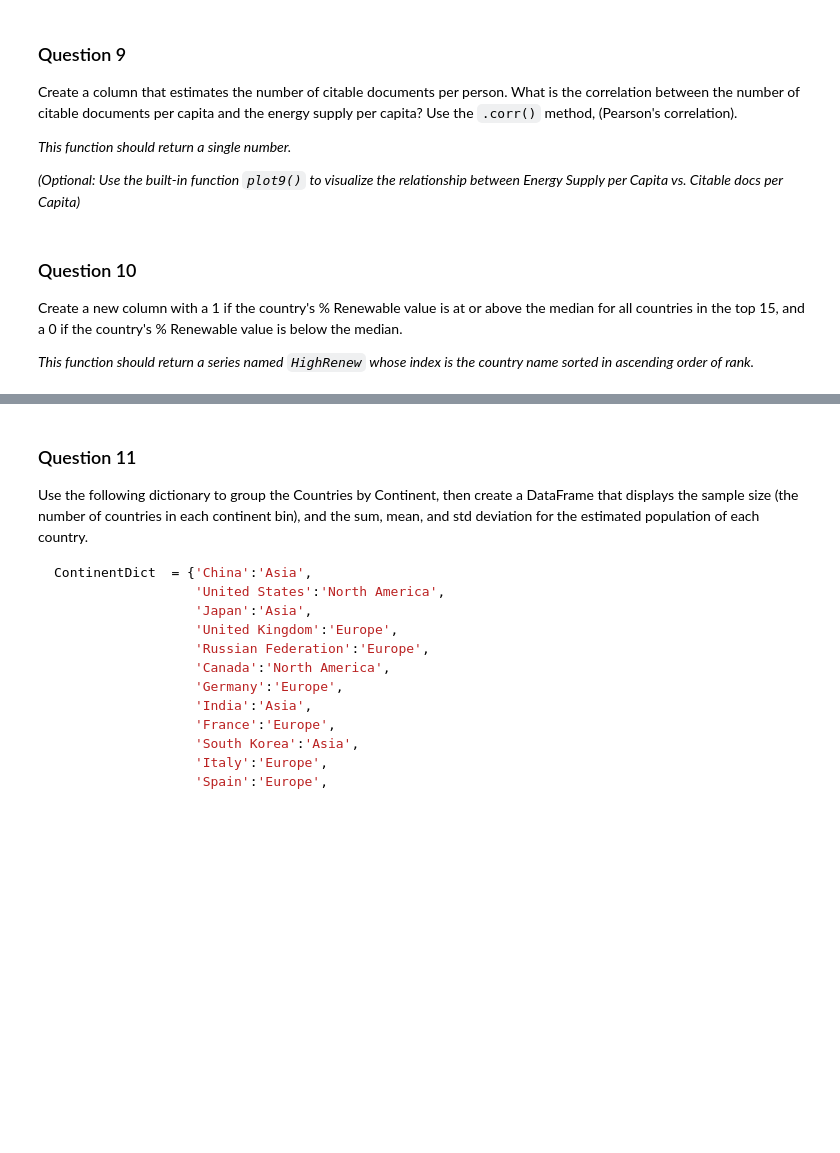
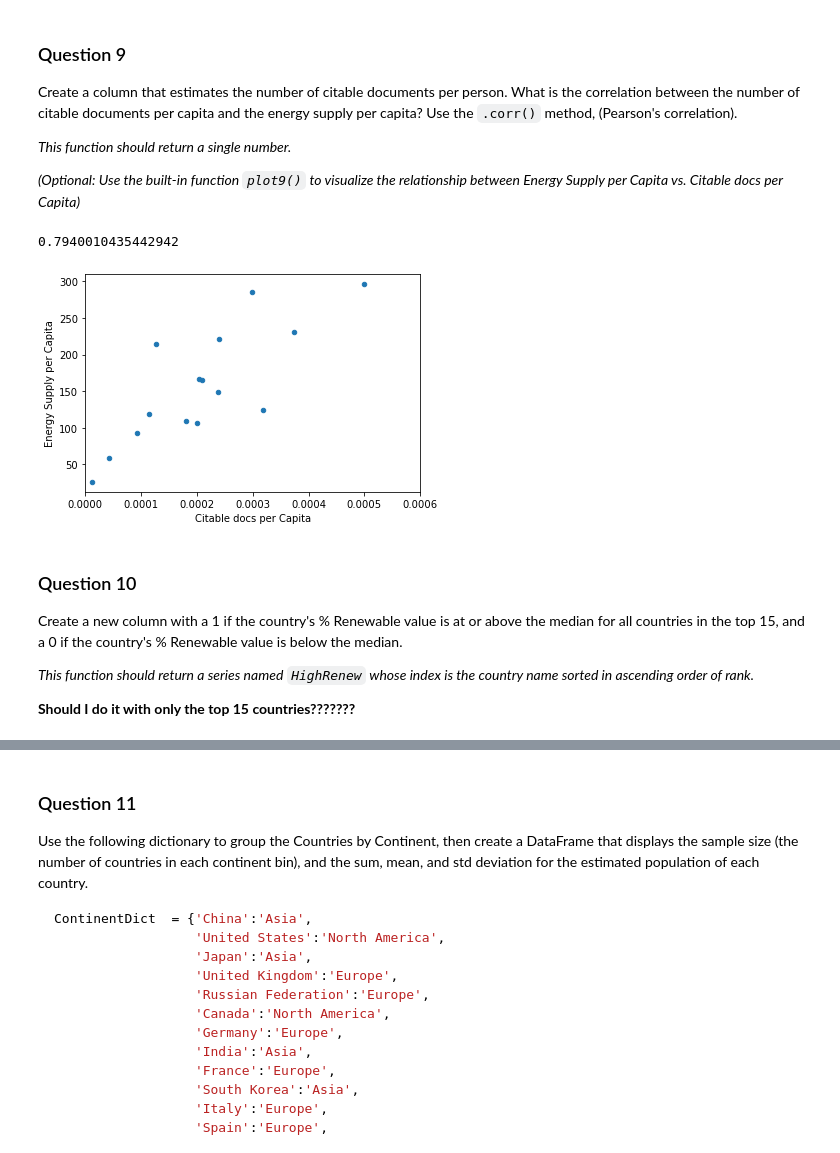
Before and after one commit to renzohillmann/Data-Science, a Jupyter notebook: week3/assignment3_draft.ipynb, the cells around one changed output, grey strips where cells are left out. Saved outputs shown, nothing was run; the diff lists cells and outputs as text; code cells hidden in the pictures; blank space fills up the shorter version.

```diff
--- a/week3/assignment3_draft.ipynb
+++ b/week3/assignment3_draft.ipynb
@@ -503,0 +724,25 @@ def answer_nine():
+# %%
+def answer_nine():
+
+    # YOUR CODE HERE
+    df = answer_one()
+    df['Population'] = df['Energy Supply']/df['Energy Supply per Capita']
+    df['Citable Documents per Capita'] = df['Citable documents']/df['Population']
+
+    #df['Citable Documents per Capita'].isna().any()  returns True
+    #True in np.isinf(df['Citable Documents per Capita']) # RETURNS FALSE!
+    #np.nan in df['Citable Documents per Capita'] # RETURNS FALSE
+
+    #df['Citable Documents per Capita'].dropna()
+
+    #corr, pval = stats.pearsonr(df['Citable Documents per Capita'], df['Energy Supply per Capita'])
+    #print(corr)
+
+    correlation = df['Citable Documents per Capita'].corr(df['Energy Supply per Capita'])
+
+    return correlation
+
+
+answer_nine()
+# %% [output]
+0.7940010435442942
@@ -504,12 +755,16 @@ def answer_nine():
 # %%
 def plot9():
     import matplotlib as plt
     %matplotlib inline
 
     Top15 = answer_one()
     Top15['PopEst'] = Top15['Energy Supply'] / Top15['Energy Supply per Capita']
     Top15['Citable docs per Capita'] = Top15['Citable documents'] / Top15['PopEst']
     Top15.plot(x='Citable docs per Capita', y='Energy Supply per Capita', kind='scatter', xlim=[0, 0.0006])
+
+plot9()
+# %% [output]
+[figure, added]
 # %%
 assert answer_nine() >= -1. and answer_nine() <= 1., "Q9: A valid correlation should between -1 to 1!"
 # %% [markdown]
@@ -517,3 +772,5 @@ assert answer_nine() >= -1. and answer_nine() <= 1., "Q9: A valid correlation sh
 Create a new column with a 1 if the country's % Renewable value is at or above the median for all countries in the top 15, and a 0 if the country's % Renewable value is below the median.
 
 *This function should return a series named `HighRenew` whose index is the country name sorted in ascending order of rank.*
+
+**Should I do it with only the top 15 countries???????**
```
Also changed, not shown: parts of 37 cells of this notebook, 2 other files.
